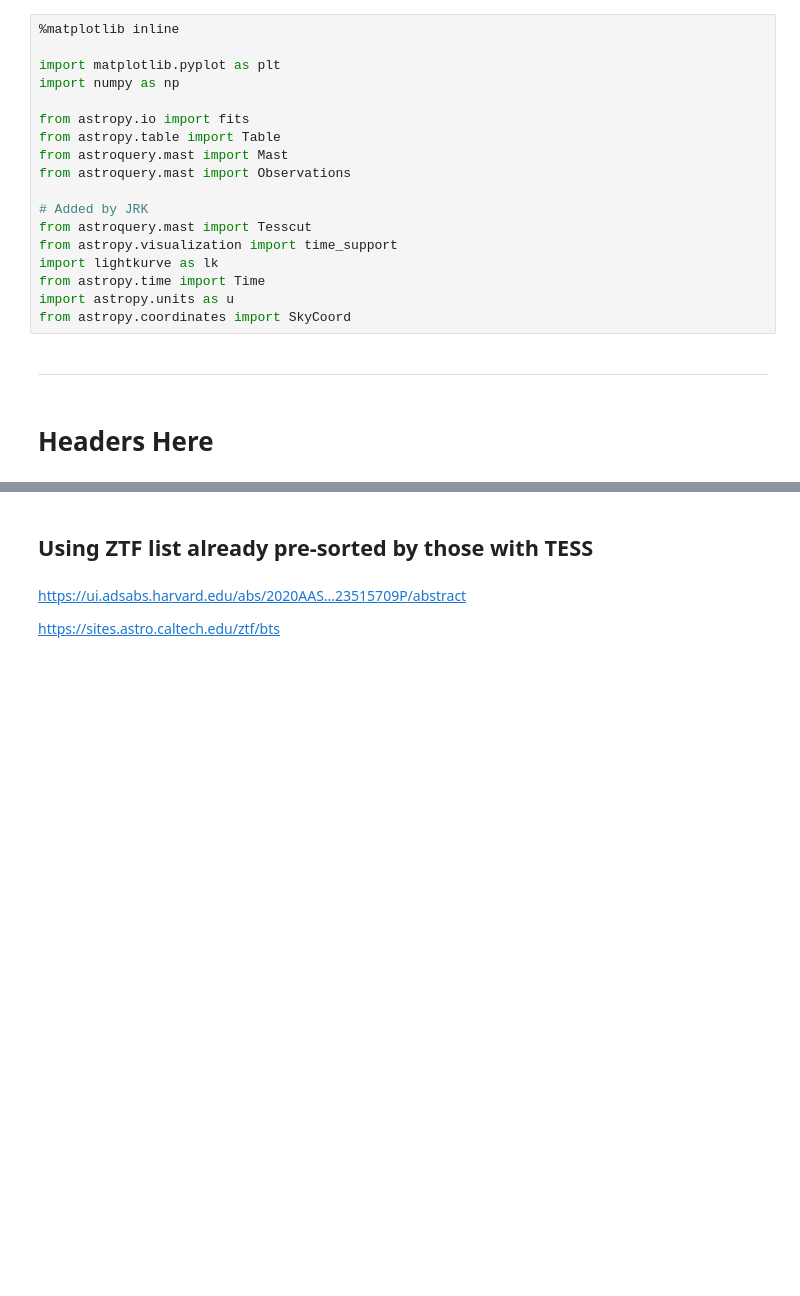
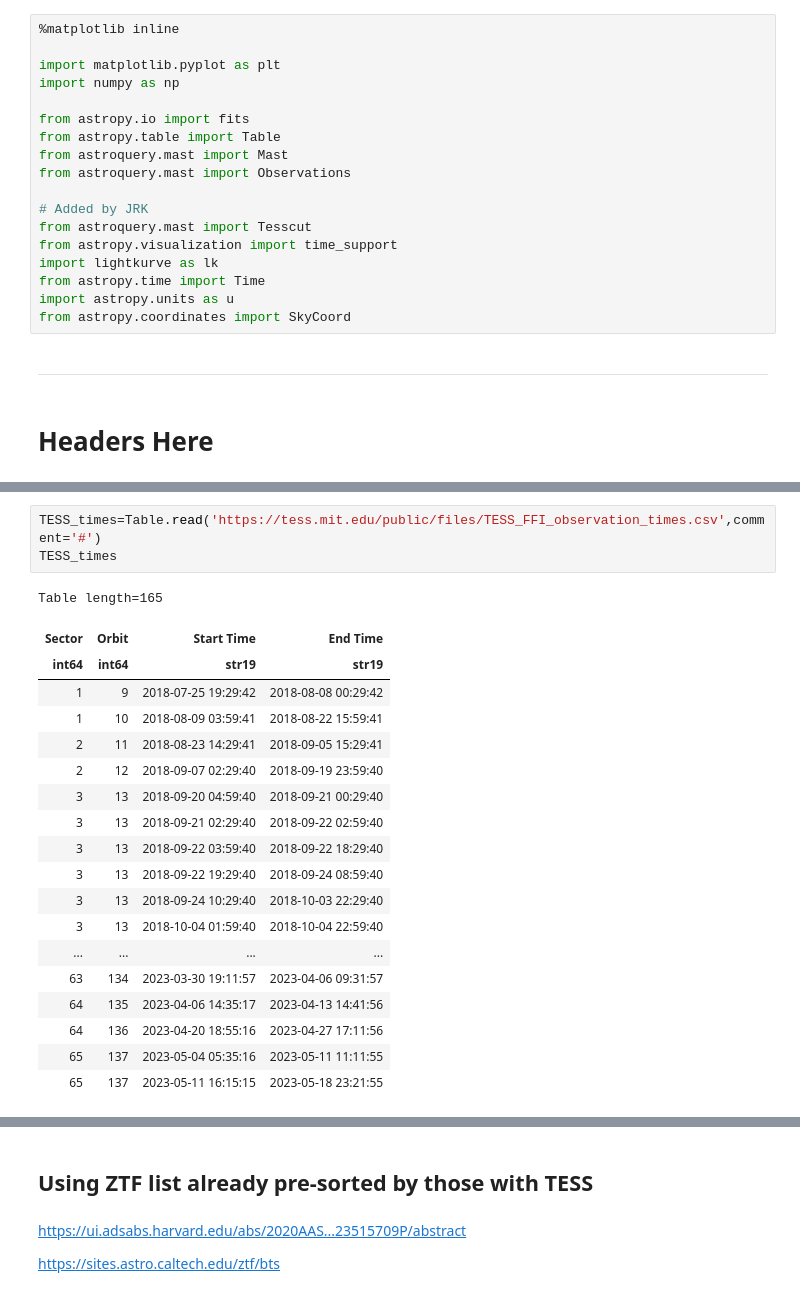
Before and after one commit to spacetelescope/project-tikebook, a Jupyter notebook: transients_nearby_galaxies/transients_nearby_galaxies.ipynb, the cells around one changed output, grey strips where cells are left out. Saved outputs shown, nothing was run; the diff lists cells and outputs as text; blank space fills up the shorter version.

```diff
--- a/transients_nearby_galaxies/transients_nearby_galaxies.ipynb
+++ b/transients_nearby_galaxies/transients_nearby_galaxies.ipynb
@@ -68,0 +75,23 @@ from astropy.coordinates import SkyCoord
+# %%
+TESS_times=Table.read('https://tess.mit.edu/public/files/TESS_FFI_observation_times.csv',comment='#')
+TESS_times
+# %% [output]
+Table length=165
+| Sector | Orbit | Start Time | End Time |
+| int64 | int64 | str19 | str19 |
+| 1 | 9 | 2018-07-25 19:29:42 | 2018-08-08 00:29:42 |
+| 1 | 10 | 2018-08-09 03:59:41 | 2018-08-22 15:59:41 |
+| 2 | 11 | 2018-08-23 14:29:41 | 2018-09-05 15:29:41 |
+| 2 | 12 | 2018-09-07 02:29:40 | 2018-09-19 23:59:40 |
+| 3 | 13 | 2018-09-20 04:59:40 | 2018-09-21 00:29:40 |
+| 3 | 13 | 2018-09-21 02:29:40 | 2018-09-22 02:59:40 |
+| 3 | 13 | 2018-09-22 03:59:40 | 2018-09-22 18:29:40 |
+| 3 | 13 | 2018-09-22 19:29:40 | 2018-09-24 08:59:40 |
+| 3 | 13 | 2018-09-24 10:29:40 | 2018-10-03 22:29:40 |
+| 3 | 13 | 2018-10-04 01:59:40 | 2018-10-04 22:59:40 |
+| ... | ... | ... | ... |
+| 63 | 134 | 2023-03-30 19:11:57 | 2023-04-06 09:31:57 |
+| 64 | 135 | 2023-04-06 14:35:17 | 2023-04-13 14:41:56 |
+| 64 | 136 | 2023-04-20 18:55:16 | 2023-04-27 17:11:56 |
+| 65 | 137 | 2023-05-04 05:35:16 | 2023-05-11 11:11:55 |
+| 65 | 137 | 2023-05-11 16:15:15 | 2023-05-18 23:21:55 |
```
Also changed, not shown: parts of 17 cells of this notebook.
